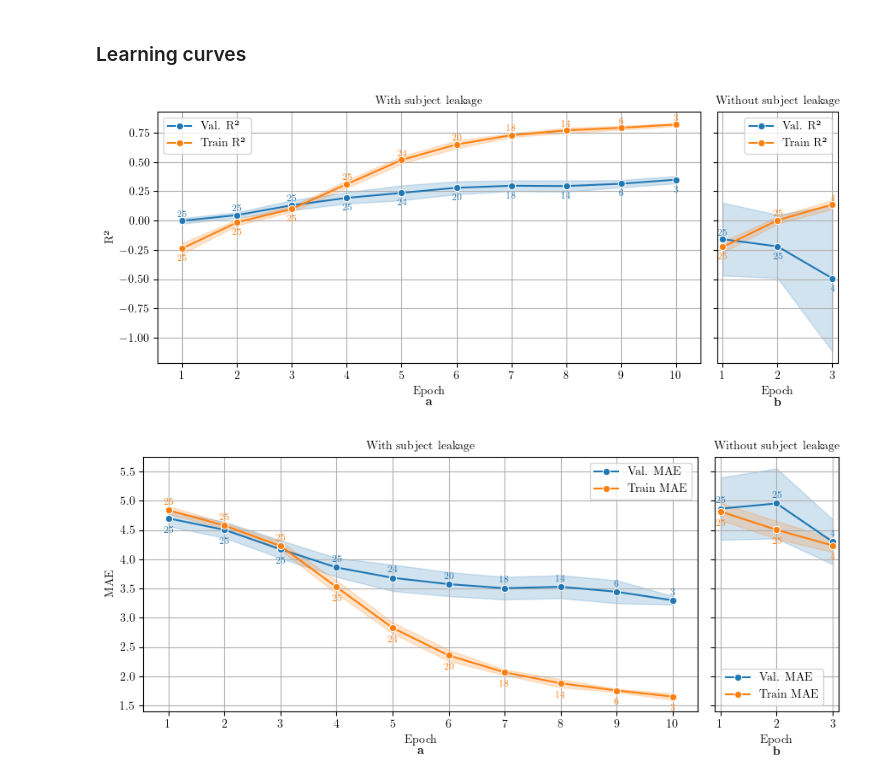
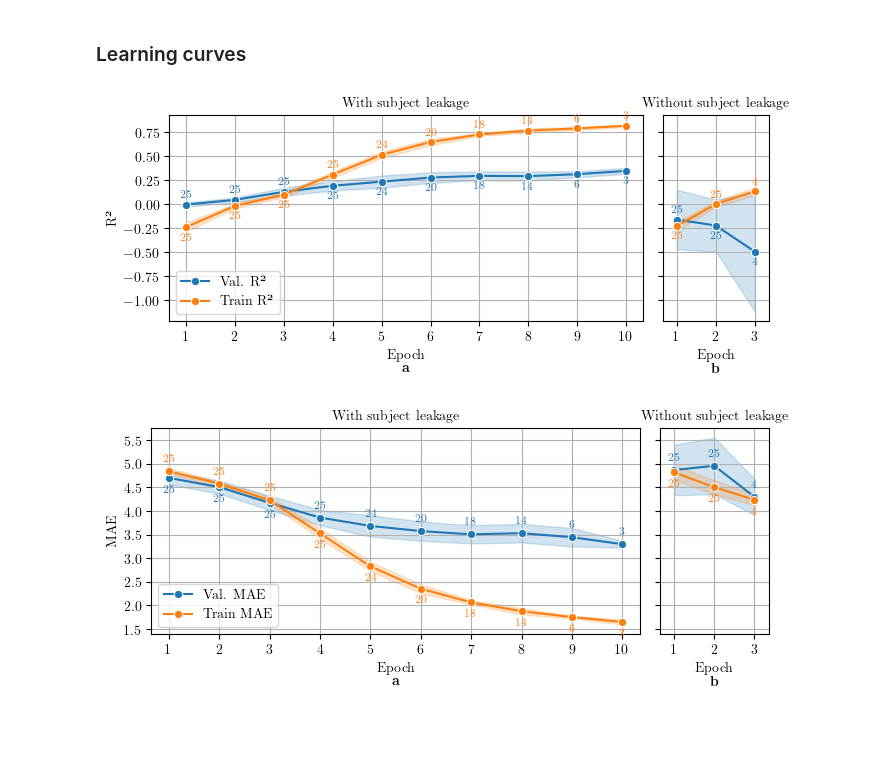
Before and after one commit to Kowd-PauUh/ml-in-depression-estimation, a Jupyter notebook: paper/notebooks/learning-curves.ipynb, the cells around one changed output. Cells and saved outputs as stored; diff of their text form; code cells hidden in the pictures; blank space fills up the shorter version.

Commit message:
Adjusted plots width and fontsize

```diff
--- a/paper/notebooks/learning-curves.ipynb
+++ b/paper/notebooks/learning-curves.ipynb
@@ -27,12 +27,20 @@ metric_map = {
     'train_r2_epoch': 'Train R²',
     'val_r2_epoch': 'Val. R²',
 }
+# %%
+LATEX_LINEWIDTH = 500.484 / 72.27
 # %%
 import math
 
 import matplotlib.pyplot as plt
 plt.rcParams['font.family'] = 'Liberation Sans'
 plt.rcParams['text.usetex'] = True
+plt.rc('text.latex', preamble=r'''
+\usepackage{amsmath}
+\usepackage{helvet}
+\renewcommand{\familydefault}{\sfdefault}
+''')
+plt.rcParams.update({'font.size': 10})
 
 import matplotlib.gridspec as gridspec
 from matplotlib.ticker import MultipleLocator
@@ -48,7 +56,7 @@ for i, (pair, metric_name) in enumerate([
     (['val_r2_epoch', 'train_r2_epoch'], 'R²'),
     (['val_mae_epoch', 'train_mae_epoch'], 'MAE'),
 ]):
-    fig = plt.figure(figsize=(9, 4))
+    fig = plt.figure(figsize=(LATEX_LINEWIDTH, LATEX_LINEWIDTH * 4 / 9))
 
     # infer number of epochs
     max_epoch_left = 0
@@ -159,7 +167,7 @@ for i, (pair, metric_name) in enumerate([
         lower_y = min(first_val, second_val)
         is_val_higher = first_val > second_val
 
-        ax1.text(epoch, higher_y + (_max - _min) * 0.04, f'{count_first if is_val_higher else count_second}', ha='center', va='center', fontsize=8, color='#1f77b4' if is_val_higher else '#ff7f0e')
+        ax1.text(epoch, higher_y + (_max - _min) * 0.08, f'{count_first if is_val_higher else count_second}', ha='center', va='center', fontsize=8, color='#1f77b4' if is_val_higher else '#ff7f0e')
         ax1.text(epoch, lower_y - (_max - _min) * 0.04, f'{count_second if is_val_higher else count_first}', ha='center', va='top', fontsize=8, color='#1f77b4' if not is_val_higher else '#ff7f0e')
 
     # plot annotations on ax2
@@ -168,33 +176,43 @@ for i, (pair, metric_name) in enumerate([
         second_val = ax2_metrics[pair[1]].loc[epoch]
         count_first = ax2_metrics[f'{pair[0]}_count'].loc[epoch]
         count_second = ax2_metrics[f'{pair[1]}_count'].loc[epoch]
 
         higher_y = max(first_val, second_val)
         lower_y = min(first_val, second_val)
         is_val_higher = first_val > second_val
 
-        ax2.text(epoch, higher_y + (_max - _min) * 0.04, f'{count_first if is_val_higher else count_second}', ha='center', va='center', fontsize=8, color='#1f77b4' if is_val_higher else '#ff7f0e')
+        ax2.text(epoch, higher_y + (_max - _min) * 0.08, f'{count_first if is_val_higher else count_second}', ha='center', va='center', fontsize=8, color='#1f77b4' if is_val_higher else '#ff7f0e')
         ax2.text(epoch, lower_y - (_max - _min) * 0.04, f'{count_second if is_val_higher else count_first}', ha='center', va='top', fontsize=8, color='#1f77b4' if not is_val_higher else '#ff7f0e')
 
     # customize left plot
     left_axis.grid()
     left_axis.set_ylabel(metric_name)
     left_axis.set_xlabel(f'{label}\n$\\bf{{a}}$')
     ax1.set_title('Without subject leakage', fontsize=10)
     left_axis.xaxis.set_major_locator(MultipleLocator(1))
+    ticks = left_axis.get_yticks()
+    step = ticks[1] - ticks[0]
+    left_axis.yaxis.set_major_locator(MultipleLocator(step / 2))
+    left_axis.legend(loc='lower left')
 
     # customize right plot
     right_axis.grid()
+    right_axis.get_legend().remove()
     right_axis.set_xlabel(f'{label}\n$\\bf{{b}}$')
     right_axis.set_ylabel(None)
     ax2.set_title('With subject leakage', fontsize=10)
     right_axis.xaxis.set_major_locator(MultipleLocator(1))
     plt.setp(right_axis.get_yticklabels(), visible=False)
 
+    # paddings
+    padding = 0.35
+    left_axis.set_xlim(1 - padding, 10 + padding)
+    right_axis.set_xlim(1 - padding, 3 + padding)
+
     plt.tight_layout()
     plt.savefig(PROJECT_DIR / f'paper/figures/subject_leakage/0{i+2}-{pair[0].split("_")[1]}-curve.pdf', bbox_inches='tight', pad_inches=0)
     plt.savefig(PROJECT_DIR / f'paper/figures/subject_leakage/0{i+2}-{pair[0].split("_")[1]}-curve.png', bbox_inches='tight', pad_inches=0)
     plt.show()
 # %% [output]
-[figure, old version]
+[figure, new version]
-[figure, old version]
+[figure, new version]
```
Also changed, not shown: 1 other file.
